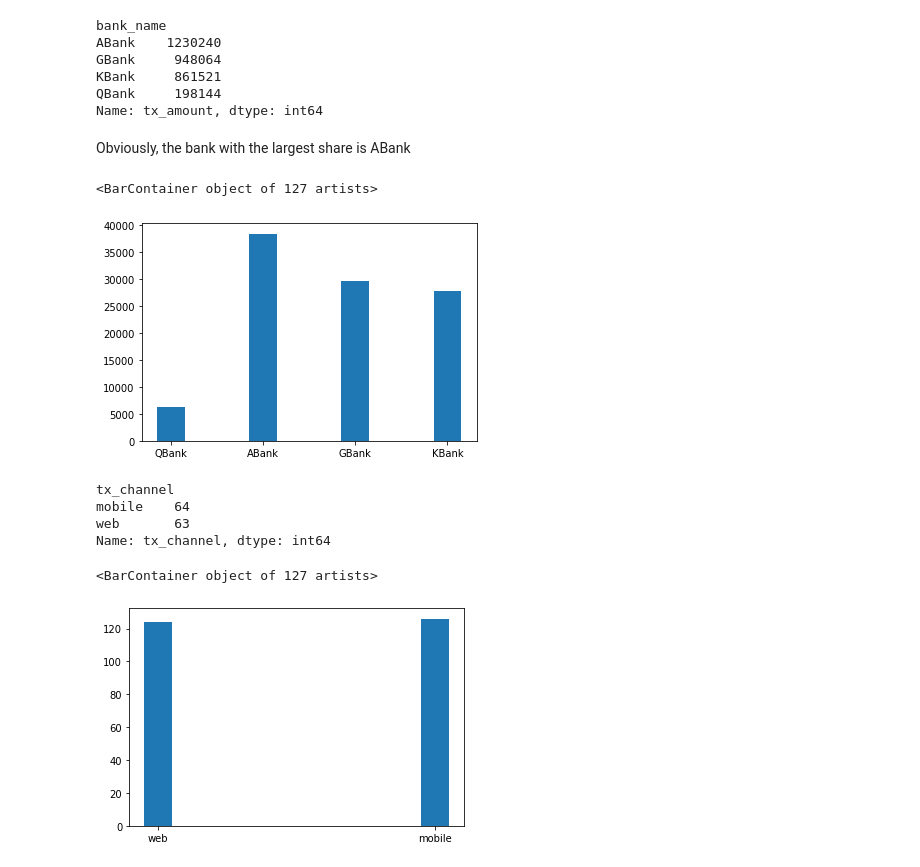
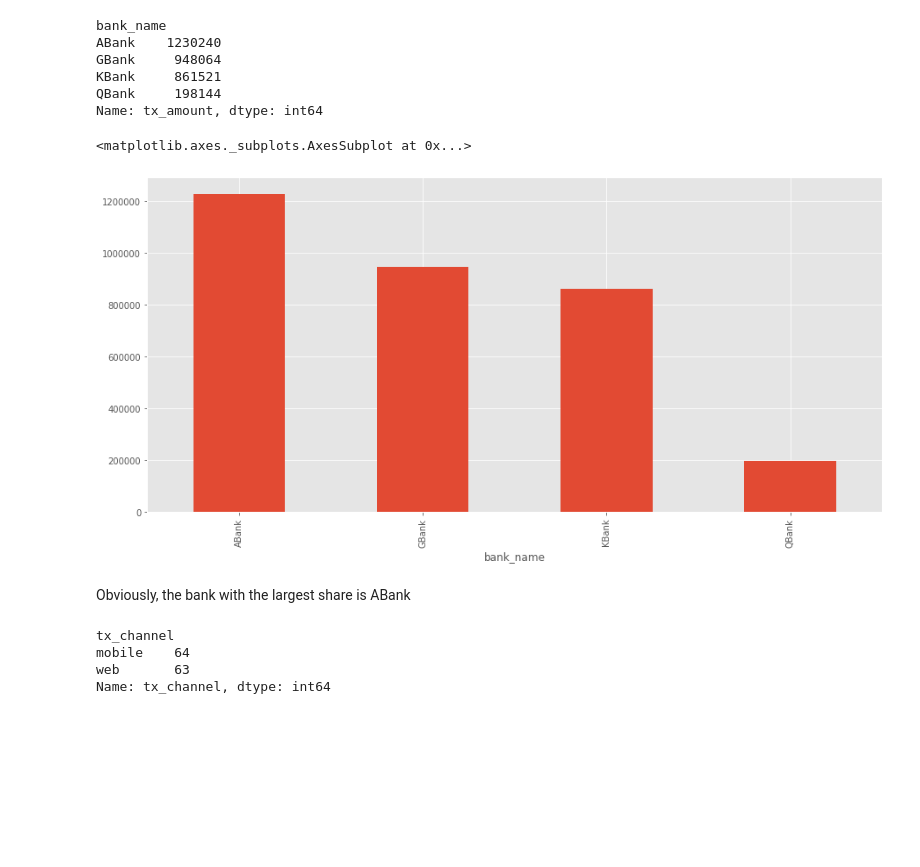
Before and after one commit to olaseth39/excel_project, a Jupyter notebook: Data Cleaning Task2-Edited.ipynb, the cells around one changed output. Saved outputs shown, nothing was run; the diff lists cells and outputs as text; code cells hidden in the pictures; blank space fills up the shorter version.

```diff
--- a/Data Cleaning Task2-Edited.ipynb
+++ b/Data Cleaning Task2-Edited.ipynb
@@ -223,13 +283,13 @@ GBank     948064
 KBank     861521
 QBank     198144
 Name: tx_amount, dtype: int64
+# %%
+df8.groupby('bank_name')['tx_amount'].sum().plot(kind='bar')
+# %% [output]
+<matplotlib.axes._subplots.AxesSubplot at 0x...>
+[figure, added]
 # %% [markdown]
 Obviously, the bank with the largest share is ABank
-# %%
-plt.bar(df8['bank_name'], df8['tx_amount'], width=0.3)
-# %% [output]
-<BarContainer object of 127 artists>
-[figure, removed]
 # %%
 #Distribution of channels used on transaction
 
@@ -239,8 +299,3 @@ tx_channel
 mobile    64
 web       63
 Name: tx_channel, dtype: int64
-# %%
-plt.bar(df8['tx_channel'], y, width=0.1)
-# %% [output]
-<BarContainer object of 127 artists>
-[figure, removed]
```
Also changed, not shown: parts of 21 cells of this notebook.
